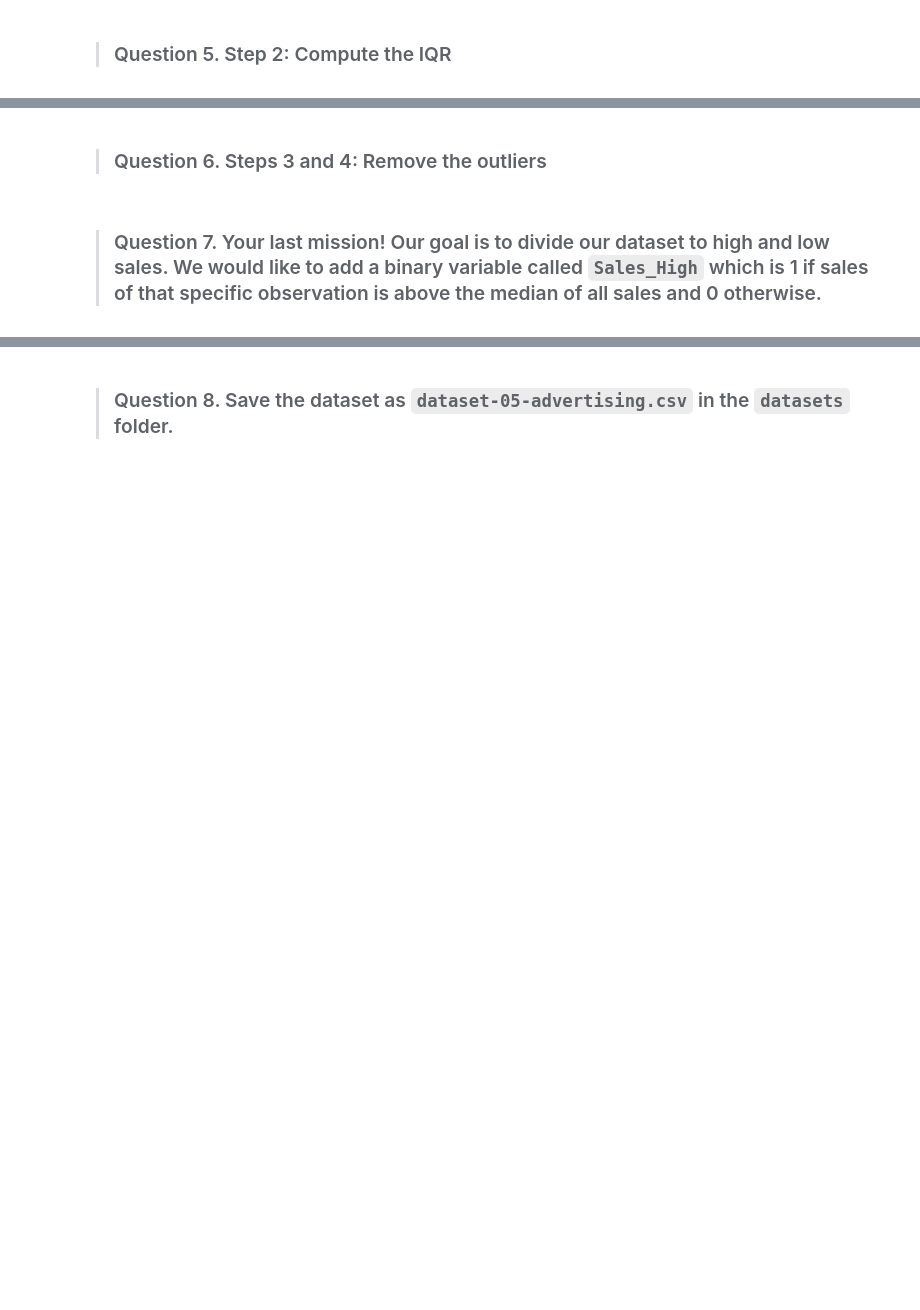
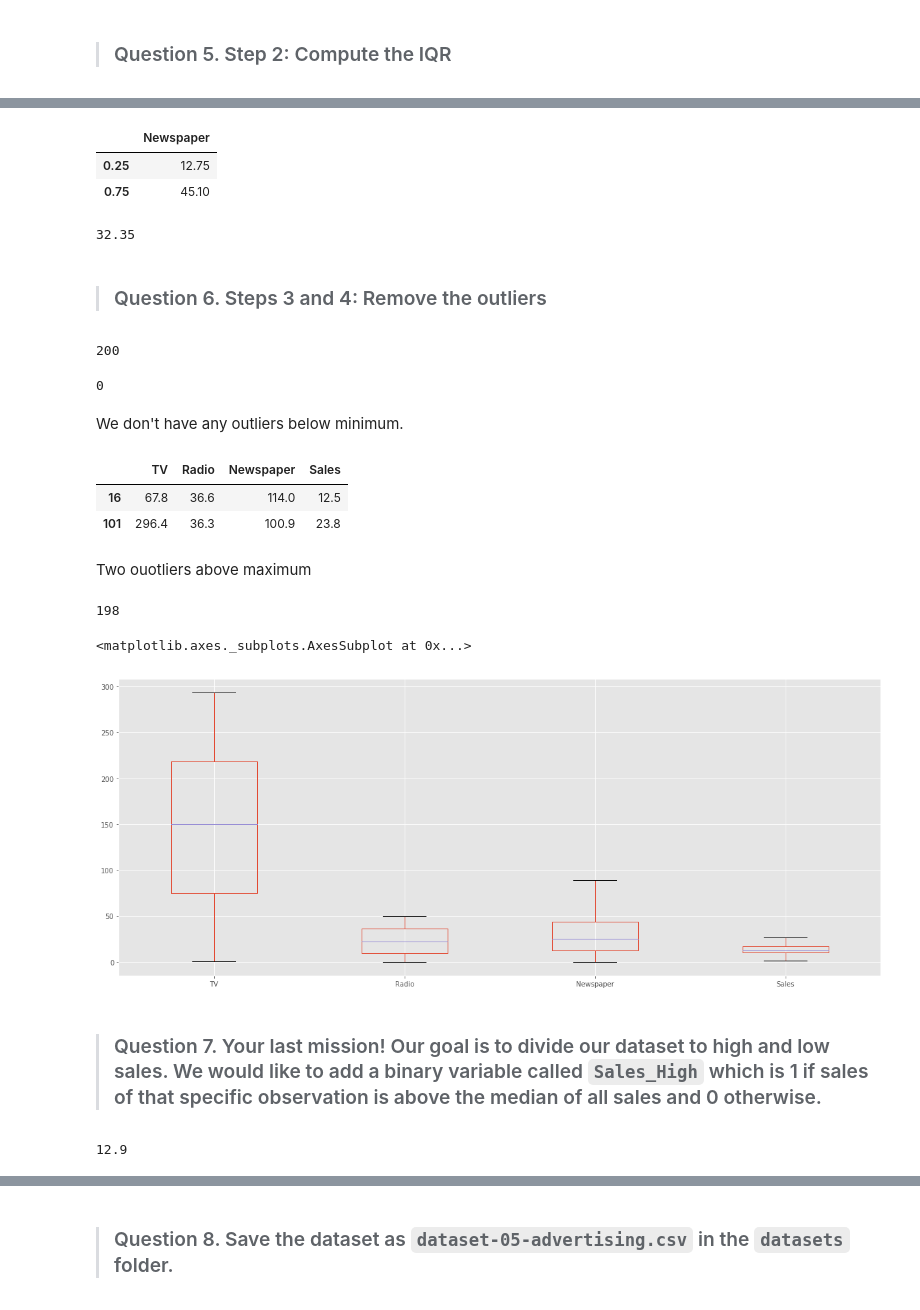
Before and after one commit to sthakuri/DS-SF-36, a Jupyter notebook: classes/05/notebooks/assignment-05-exploratory-data-analysis-suvash.ipynb, the cells around one changed output, grey strips where cells are left out. Drawn from its saved outputs; the diff is of its cells as text; code cells hidden in the pictures; blank space fills up the shorter version.

```diff
--- a/classes/05/notebooks/assignment-05-exploratory-data-analysis-suvash.ipynb
+++ b/classes/05/notebooks/assignment-05-exploratory-data-analysis-suvash.ipynb
@@ -80,2 +100,21 @@ Answer: TODO
+# %%
+#Method 02
+
+df[columns].quantile([.25,.75])
+# %% [output]
+|  | Newspaper |
+| 0.25 | 12.75 |
+| 0.75 | 45.10 |
+# %%
+#Calculate IQR
+
+Q1 = df.Newspaper.quantile(.25)
+Q3 = df.Newspaper.quantile(.75)
+
+IQR = Q3-Q1
+
+IQR
+# %% [output]
+32.35
 # %% [markdown]
 > ### Question 6.  Steps 3 and 4: Remove the outliers
@@ -84,2 +121,36 @@ Answer: TODO
+# %%
+df.index.size
+# %% [output]
+200
+# %%
+#Remove outliers below minium
+
+df[df.Newspaper < Q1 - 1.5 * IQR].shape[0]
+# %% [output]
+0
+# %% [markdown]
+We don't have any outliers below minimum.
+# %%
+#Remove outliers above maximum
+
+df[df.Newspaper > Q3 + 1.5 * IQR]
+# %% [output]
+|  | TV | Radio | Newspaper | Sales |
+| 16 | 67.8 | 36.6 | 114.0 | 12.5 |
+| 101 | 296.4 | 36.3 | 100.9 | 23.8 |
+# %% [markdown]
+Two ouotliers above maximum
+# %%
+df.drop(df[df.Newspaper > Q3 + 1.5 * IQR].index, inplace = True)
+# %%
+#Sanity check: expected count is 2 less than original count
+df.shape[0]
+# %% [output]
+198
+# %%
+df.plot(kind ='box', figsize =(20,8))
+# %% [output]
+<matplotlib.axes._subplots.AxesSubplot at 0x...>
+[figure, added]
 # %% [markdown]
 > ### Question 7.  Your last mission!  Our goal is to divide our dataset to high and low sales.  We would like to add a binary variable called `Sales_High` which is 1 if sales of that specific observation is above the median of all sales and 0 otherwise.
@@ -87,0 +159,4 @@ Answer: TODO
+# %%
+median
+# %% [output]
+12.9
```
Also changed, not shown: parts of 14 cells of this notebook.
